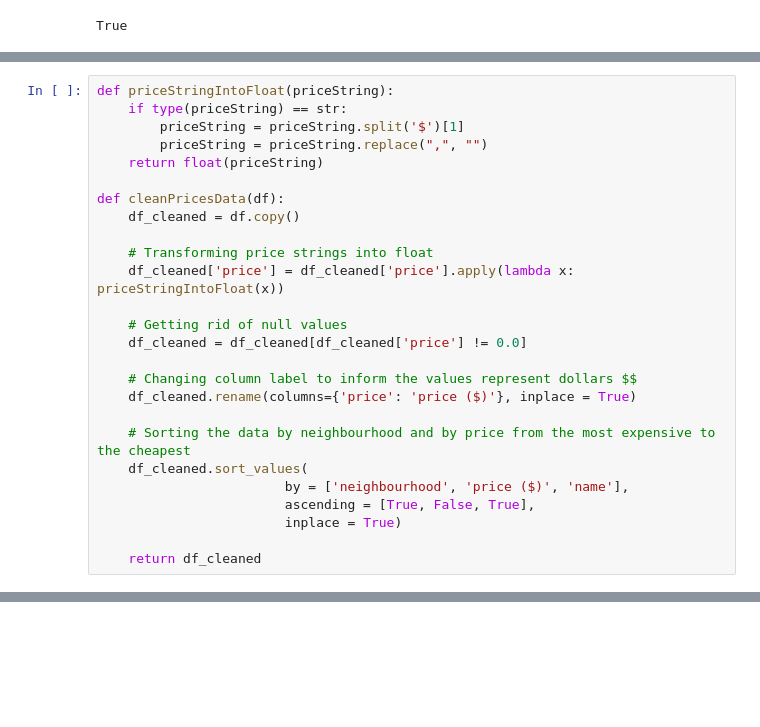
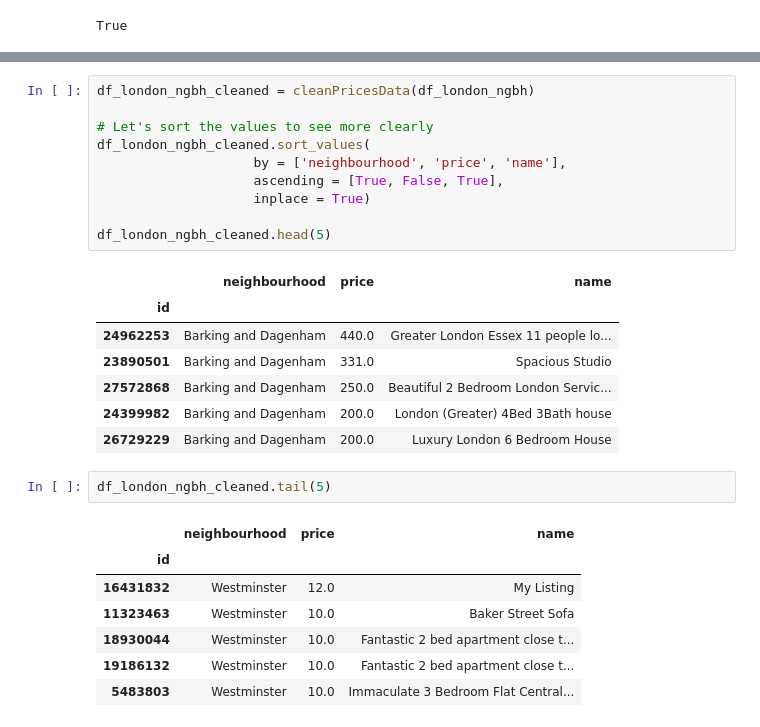
Before and after one commit to Rivollet/Airbnb, a Jupyter notebook: Airbnb Notebook - Exploring Data.ipynb, the cells around one changed output, grey strips where cells are left out. Cells and saved outputs as stored; diff of their text form; blank space fills up the shorter version.

```diff
--- a/Airbnb Notebook - Exploring Data.ipynb
+++ b/Airbnb Notebook - Exploring Data.ipynb
@@ -186,26 +137,0 @@ So let's create a function that "clean" prices data by transforming them into fl
-# %%
-def priceStringIntoFloat(priceString):
-    if type(priceString) == str:
-        priceString = priceString.split('$')[1]
-        priceString = priceString.replace(",", "")
-    return float(priceString)
-
-def cleanPricesData(df):
-    df_cleaned = df.copy()
-
-    # Transforming price strings into float
-    df_cleaned['price'] = df_cleaned['price'].apply(lambda x: priceStringIntoFloat(x))
-
-    # Getting rid of null values
-    df_cleaned = df_cleaned[df_cleaned['price'] != 0.0]
-
-    # Changing column label to inform the values represent dollars $$
-    df_cleaned.rename(columns={'price': 'price ($)'}, inplace = True)
-
-    # Sorting the data by neighbourhood and by price from the most expensive to the cheapest
-    df_cleaned.sort_values(
-                        by = ['neighbourhood', 'price ($)', 'name'],
-                        ascending = [True, False, True],
-                        inplace = True)
-
-    return df_cleaned
@@ -406,0 +203,28 @@ map_london
+# %%
+df_london_ngbh_cleaned = cleanPricesData(df_london_ngbh)
+
+# Let's sort the values to see more clearly
+df_london_ngbh_cleaned.sort_values(
+                    by = ['neighbourhood', 'price', 'name'],
+                    ascending = [True, False, True],
+                    inplace = True)
+
+df_london_ngbh_cleaned.head(5)
+# %% [output]
+|  | neighbourhood | price | name |
+| id |  |  |  |
+| 24962253 | Barking and Dagenham | 440.0 | Greater London Essex 11 people lo... |
+| 23890501 | Barking and Dagenham | 331.0 | Spacious Studio |
+| 27572868 | Barking and Dagenham | 250.0 | Beautiful 2 Bedroom London Servic... |
+| 24399982 | Barking and Dagenham | 200.0 | London (Greater) 4Bed 3Bath house |
+| 26729229 | Barking and Dagenham | 200.0 | Luxury London 6 Bedroom House |
+# %%
+df_london_ngbh_cleaned.tail(5)
+# %% [output]
+|  | neighbourhood | price | name |
+| id |  |  |  |
+| 16431832 | Westminster | 12.0 | My Listing |
+| 11323463 | Westminster | 10.0 | Baker Street Sofa |
+| 18930044 | Westminster | 10.0 | Fantastic 2 bed apartment close t... |
+| 19186132 | Westminster | 10.0 | Fantastic 2 bed apartment close t... |
+| 5483803 | Westminster | 10.0 | Immaculate 3 Bedroom Flat Central... |
```
Also changed, not shown: parts of 65 cells of this notebook, 2 other files.
